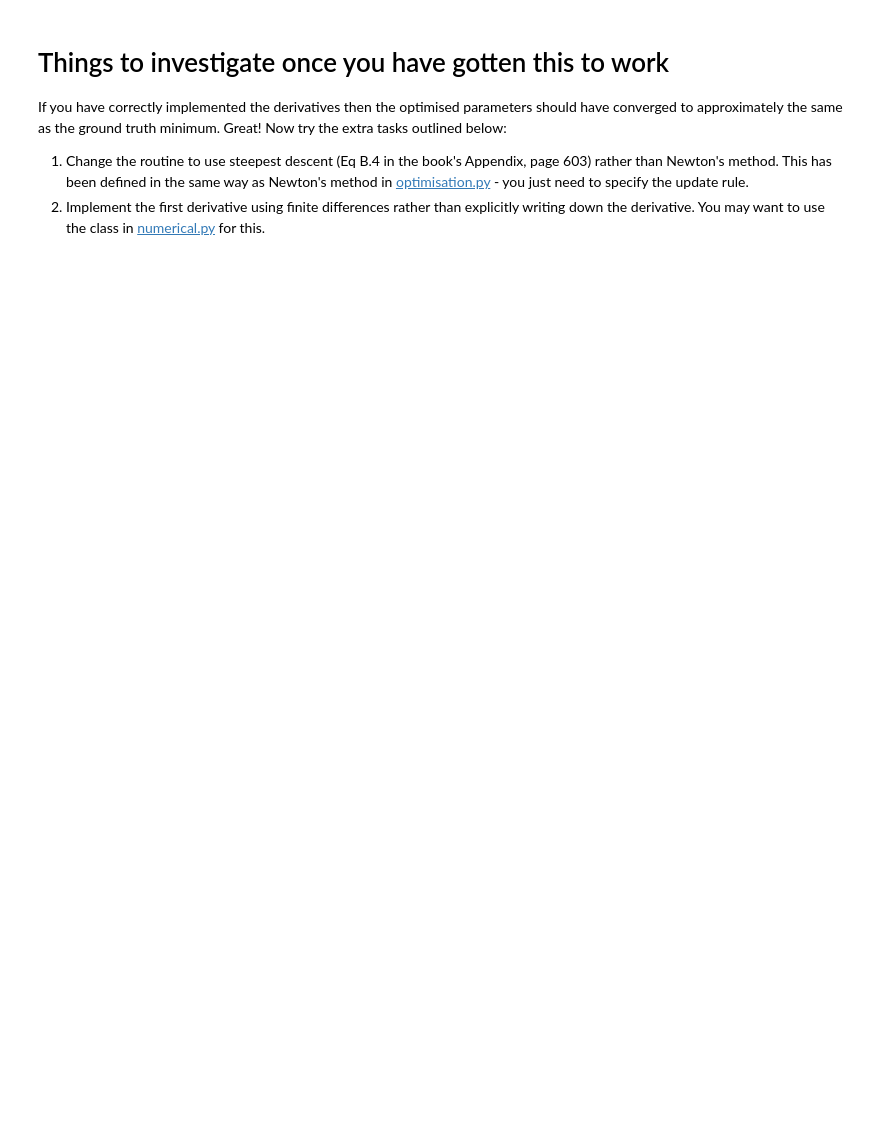
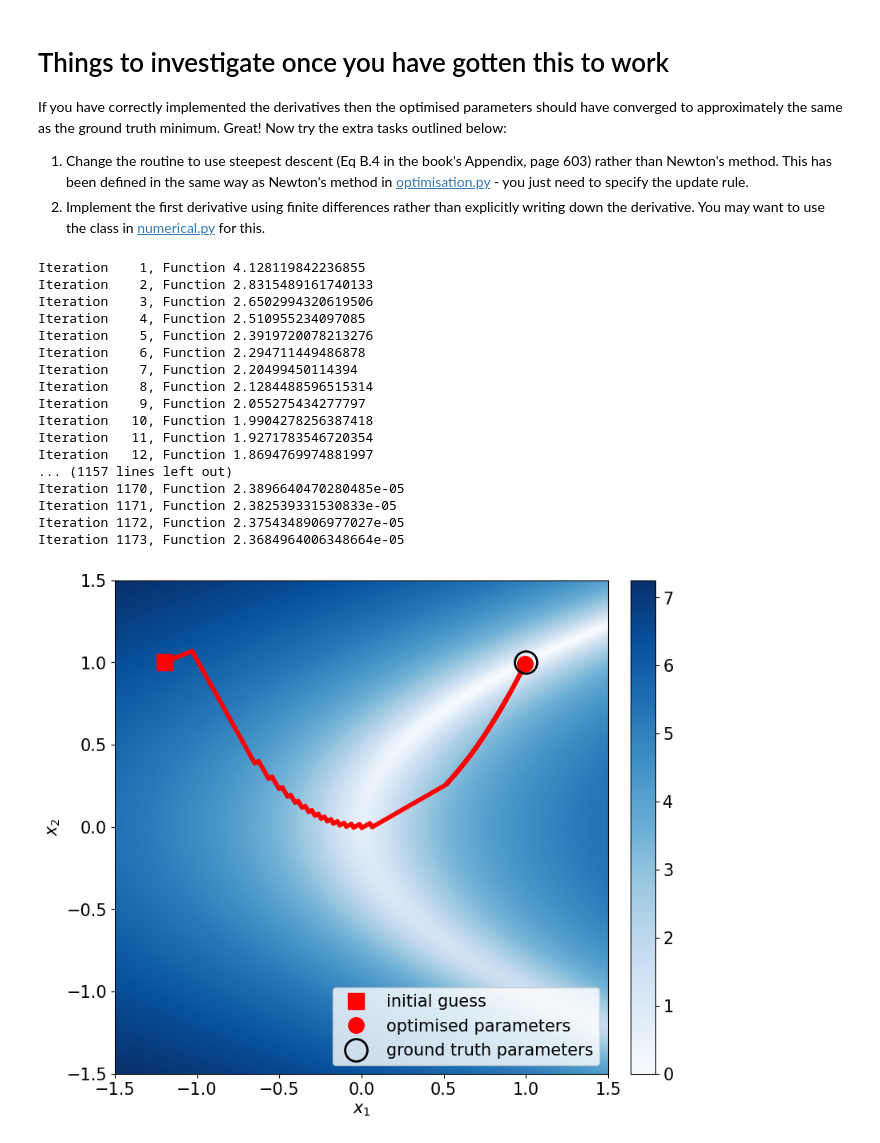
Before and after one commit to derkder/CGVI_CourseWork, a Jupyter notebook: Machine Vision/labs/04classification/PartB.ipynb, the cells around one changed output. Drawn from its saved outputs; the diff is of its cells as text; code cells hidden in the pictures; blank space fills up the shorter version.

```diff
--- a/Machine Vision/labs/04classification/PartB.ipynb
+++ b/Machine Vision/labs/04classification/PartB.ipynb
@@ -62,3 +75,39 @@ If you have correctly implemented the derivatives then the optimised parameters
 
 1. Change the routine to use steepest descent (Eq B.4 in the book's Appendix, page 603) rather than Newton's method. This has been defined in the same way as Newton's method in [optimisation.py](optimisation.py) - you just need to specify the update rule.
 2. Implement the first derivative using finite differences rather than explicitly writing down the derivative. You may want to use the class in [numerical.py](numerical.py) for this.
+# %%
+# qustion1:
+start_position = np.array([[-1.2, 1]]).T
+x_optimisation, w_optimisation = optimise(start_position, tolerance=1e-5, function=rosenbrock,
+                                          optimiser=SteepestDescent)
+fig, ax = plt.subplots(figsize=(9,8))
+ax.set(xlabel='$x_1$', ylabel='$x_2$')
+
+domain = ax.imshow(np.log(w + 1), origin='lower', extent=[-1.5, 1.5, -1.5, 1.5], cmap='Blues')
+
+ax.plot(x_optimisation[:, 0], x_optimisation[:, 1], 'r', linewidth=4)
+ax.plot(*x_optimisation[0], 'rs', fillstyle='full', label='initial guess')
+ax.plot(*x_optimisation[-1], 'ro', fillstyle='full', label='optimised parameters')
+ax.plot(1, 1, 'ko', markeredgewidth=2, markersize=20, label='ground truth parameters')
+
+fig.colorbar(domain, fraction=0.046, pad=0.04)
+plt.legend(loc='lower right')
+# %% [output]
+Iteration    1, Function 4.128119842236855
+Iteration    2, Function 2.8315489161740133
+Iteration    3, Function 2.6502994320619506
+Iteration    4, Function 2.510955234097085
+Iteration    5, Function 2.3919720078213276
+Iteration    6, Function 2.294711449486878
+Iteration    7, Function 2.20499450114394
+Iteration    8, Function 2.1284488596515314
+Iteration    9, Function 2.055275434277797
+Iteration   10, Function 1.9904278256387418
+Iteration   11, Function 1.9271783546720354
+Iteration   12, Function 1.8694769974881997
+... (1157 lines left out)
+Iteration 1170, Function 2.3896640470280485e-05
+Iteration 1171, Function 2.382539331530833e-05
+Iteration 1172, Function 2.3754348906977027e-05
+Iteration 1173, Function 2.3684964006348664e-05
+[figure, added]
```
Also changed, not shown: parts of 4 cells of this notebook, 14 other files.
